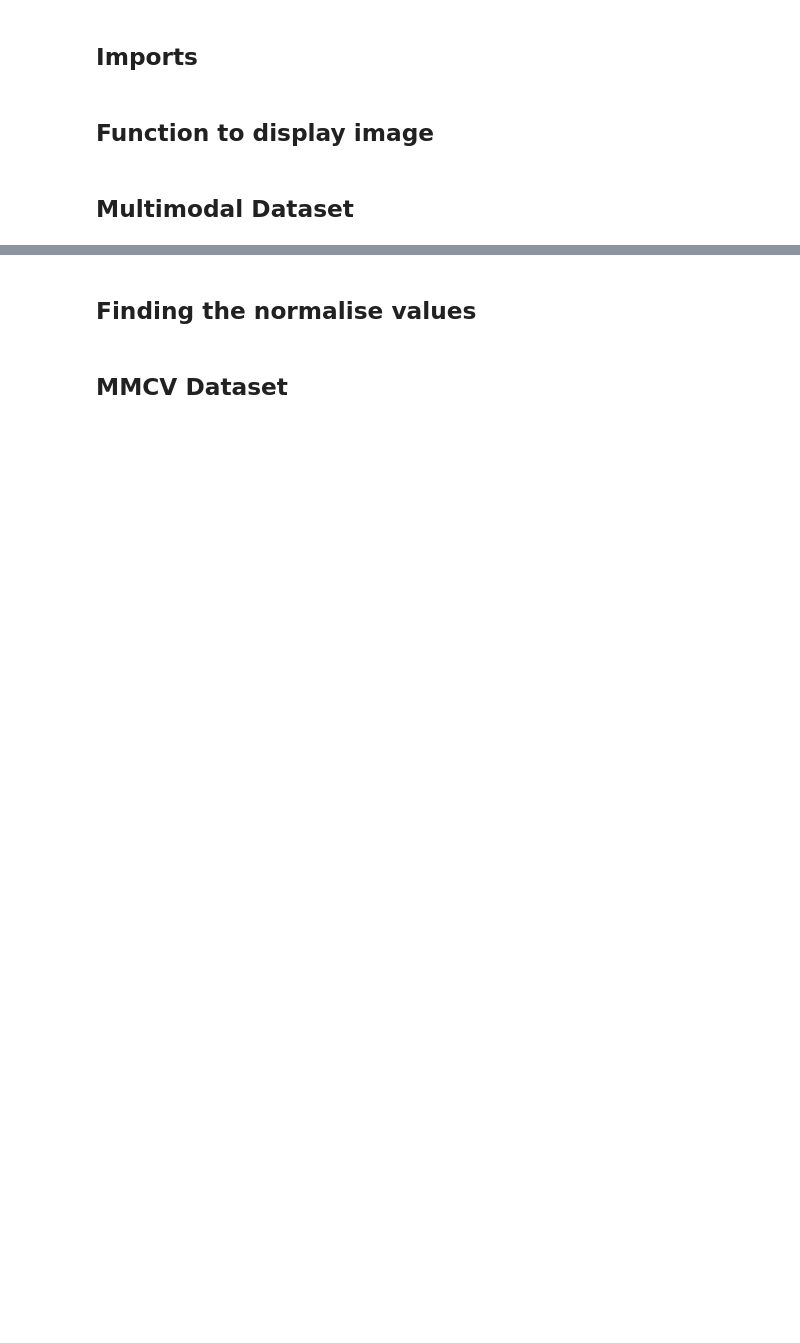
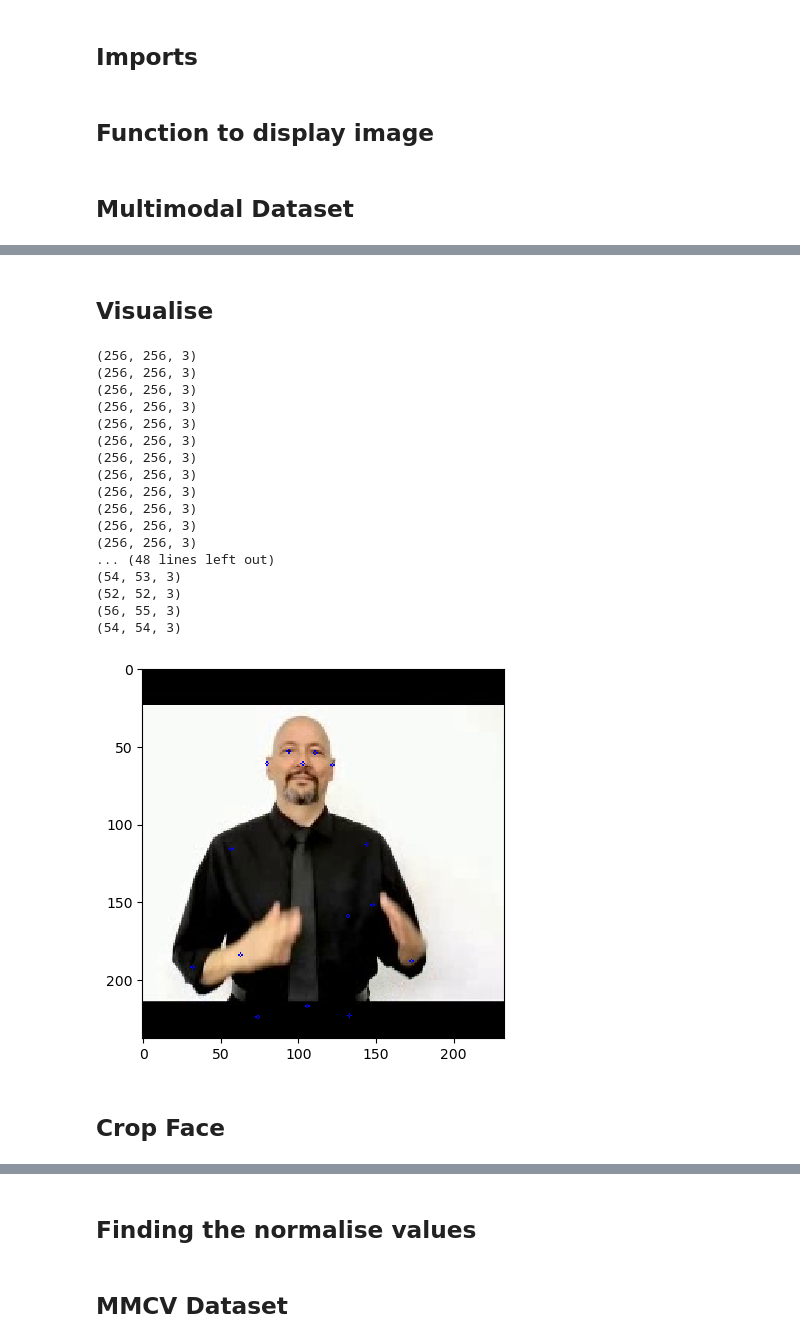
Before and after one commit to UoA-CARES/sign-language-benchmarks, a Jupyter notebook: experiments/wlasl/seven_sees/dataset_output.ipynb, the cells around one changed output, grey strips where cells are left out. Saved outputs shown, nothing was run; the diff lists cells and outputs as text; code cells hidden in the pictures; blank space fills up the shorter version.

```diff
--- a/experiments/wlasl/seven_sees/dataset_output.ipynb
+++ b/experiments/wlasl/seven_sees/dataset_output.ipynb
@@ -43,0 +142,39 @@ iter_ = iter(test_loader)
+# %% [markdown]
+## Visualise
+# %%
+key = 'pose'
+results = train_dataset.load_video(idx=1)
+# results = train_dataset.transforms(results)
+for i in range(len(results[key])):
+    body_bbox = [int(value) for value in results['pose'][i]['body_bbox']]
+    img = results['rgb'][i]
+    img =  np.array(img)[body_bbox[0]:body_bbox[2], body_bbox[1]:body_bbox[3]]
+
+
+    if(key=='pose'):
+        keypoints = results['pose'][i]['keypoints']
+        for j in keypoints:
+            img = cv2.circle(img, (int(keypoints[j]['x']), int(keypoints[j]['y'])), radius=1, color=(0, 0, 255), thickness=1)
+        plt.imshow(img)
+        break
+# %% [output]
+(256, 256, 3)
+(256, 256, 3)
+(256, 256, 3)
+(256, 256, 3)
+(256, 256, 3)
+(256, 256, 3)
+(256, 256, 3)
+(256, 256, 3)
+(256, 256, 3)
+(256, 256, 3)
+(256, 256, 3)
+(256, 256, 3)
+... (48 lines left out)
+(54, 53, 3)
+(52, 52, 3)
+(56, 55, 3)
+(54, 54, 3)
+[figure, added]
+# %% [markdown]
+## Crop Face
```
Also changed, not shown: parts of 35 cells of this notebook, 4 other files.
